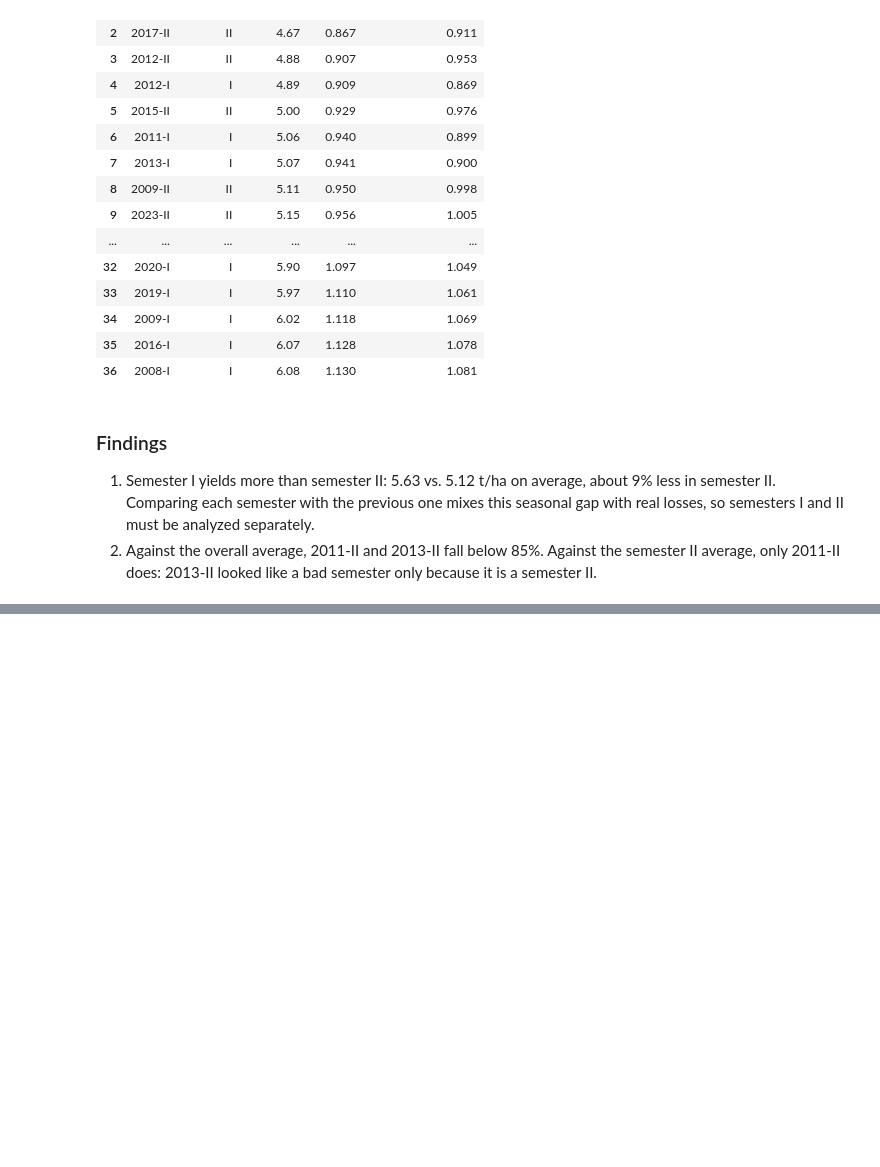
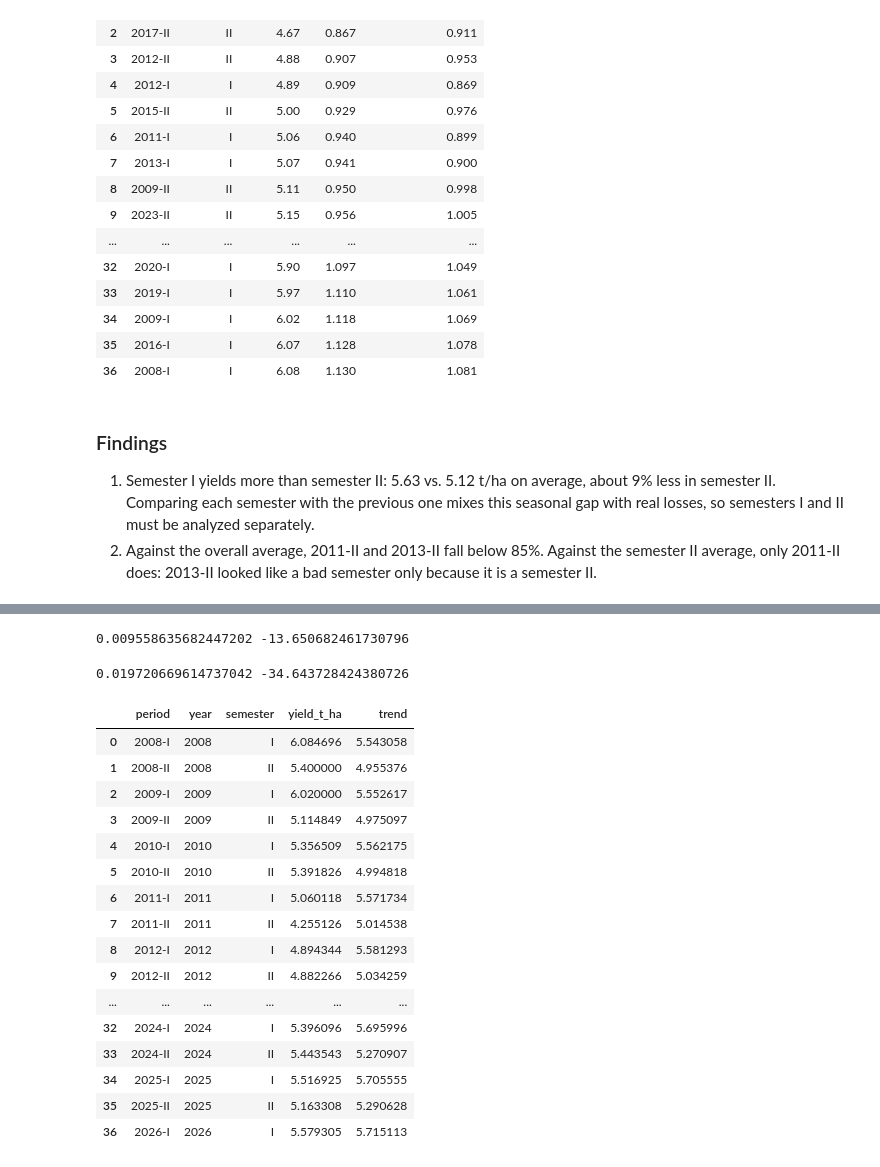
Before and after one commit to agarzonme/agro-insurance-risk, a Jupyter notebook: notebooks/02_trend.ipynb, the cells around one changed output, grey strips where cells are left out. Drawn from its saved outputs; the diff is of its cells as text; code cells hidden in the pictures; blank space fills up the shorter version.

```diff
--- a/notebooks/02_trend.ipynb
+++ b/notebooks/02_trend.ipynb
@@ -160,0 +163,15 @@ ORDER BY ratio_all""").df()
+# %%
+import numpy as np
+import matplotlib.pyplot as plt
+
+df = con.sql("""
+SELECT period,
+       CAST(split_part(period, '-', 1) AS INTEGER) AS year,
+       split_part(period, '-', 2)                  AS semester,
+       yield_t_ha
+FROM yields
+WHERE region = 'Casanare'
+  AND period >= '2008-I'
+ORDER BY period
+""").df()
+df.head()
@@ -160,0 +185,39 @@ ORDER BY ratio_all""").df()
+# %%
+sem_i = df[df["semester"] == "I"]
+slope, intercept = np.polyfit(sem_i["year"], sem_i["yield_t_ha"], deg=1)
+print(slope, intercept)
+# %% [output]
+0.009558635682447202 -13.650682461730796
+# %%
+sem_ii = df[df["semester"] == "II"]
+slope, intercept = np.polyfit(sem_i["year"], sem_i["yield_t_ha"], deg=1)
+print(slope, intercept)
+# %% [output]
+0.019720669614737042 -34.643728424380726
+# %%
+DEGREE = 1
+
+df["trend"] = np.nan
+for sem in ["I", "II"]:
+    rows = df["semester"] == sem
+    coefs = np.polyfit(df.loc[rows, "year"], df.loc[rows, "yield_t_ha"], deg=DEGREE)
+    df.loc[rows, "trend"] = np.polyval(coefs, df.loc[rows, "year"])
+df
+# %% [output]
+|  | period | year | semester | yield_t_ha | trend |
+| 0 | 2008-I | 2008 | I | 6.084696 | 5.543058 |
+| 1 | 2008-II | 2008 | II | 5.400000 | 4.955376 |
+| 2 | 2009-I | 2009 | I | 6.020000 | 5.552617 |
+| 3 | 2009-II | 2009 | II | 5.114849 | 4.975097 |
+| 4 | 2010-I | 2010 | I | 5.356509 | 5.562175 |
+| 5 | 2010-II | 2010 | II | 5.391826 | 4.994818 |
+| 6 | 2011-I | 2011 | I | 5.060118 | 5.571734 |
+| 7 | 2011-II | 2011 | II | 4.255126 | 5.014538 |
+| 8 | 2012-I | 2012 | I | 4.894344 | 5.581293 |
+| 9 | 2012-II | 2012 | II | 4.882266 | 5.034259 |
+| ... | ... | ... | ... | ... | ... |
+| 32 | 2024-I | 2024 | I | 5.396096 | 5.695996 |
+| 33 | 2024-II | 2024 | II | 5.443543 | 5.270907 |
+| 34 | 2025-I | 2025 | I | 5.516925 | 5.705555 |
+| 35 | 2025-II | 2025 | II | 5.163308 | 5.290628 |
+| 36 | 2026-I | 2026 | I | 5.579305 | 5.715113 |
```
Also changed, not shown: parts of 5 cells of this notebook.
